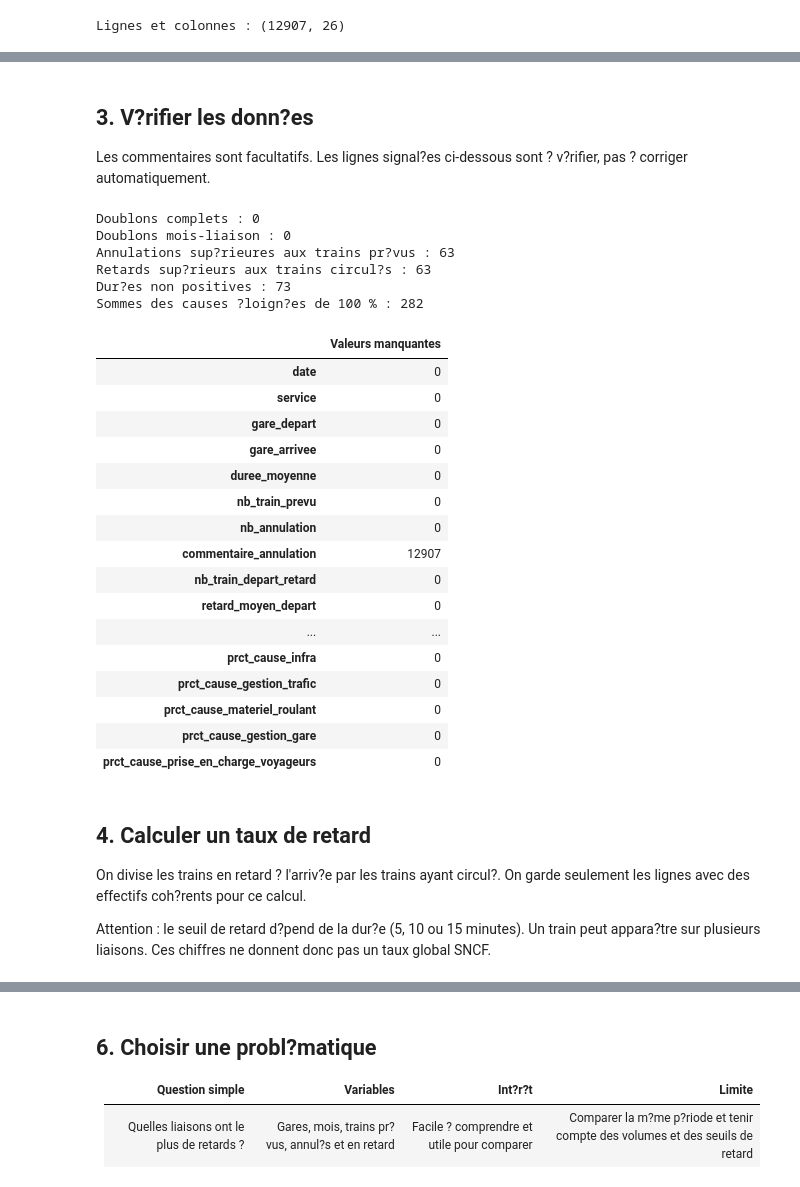
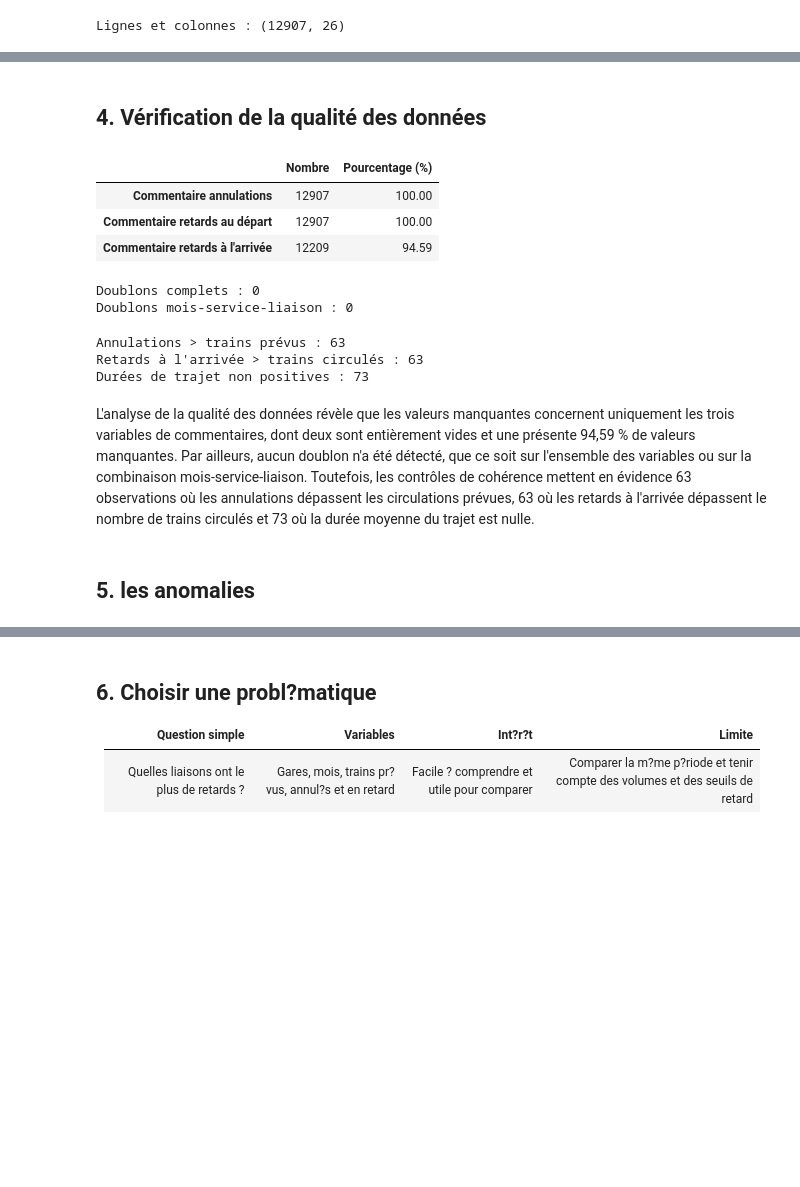
Before and after one commit to ghislainzeufack-prog/RailInsight-SNCF, a Jupyter notebook: notebooks/exploration_sncf_simple.ipynb, the cells around one changed output, grey strips where cells are left out. Cells and saved outputs as stored; diff of their text form; code cells hidden in the pictures; blank space fills up the shorter version.

```diff
--- a/notebooks/exploration_sncf_simple.ipynb
+++ b/notebooks/exploration_sncf_simple.ipynb
@@ -79,47 +96,45 @@ P?riode : 2018-01 ? 2026-09
 # %% [markdown]
-## 3. V?rifier les donn?es
-Les commentaires sont facultatifs. Les lignes signal?es ci-dessous sont ? v?rifier, pas ? corriger automatiquement.
+## 4. Vérification de la qualité des données
 # %%
-# Valeurs manquantes et doublons
-display(df.isna().sum().to_frame("Valeurs manquantes"))
-print("Doublons complets :", df.duplicated().sum())
-print("Doublons mois-liaison :", df.duplicated(["date", "service", "gare_depart", "gare_arrivee"]).sum())
+# 1. Valeurs manquantes
+manquants = pd.DataFrame({
+    "Nombre": df.isna().sum(),
+    "Pourcentage (%)": (df.isna().mean() * 100).round(2)
+})
 
-# Quelques contr?les simples
-circules = df["nb_train_prevu"] - df["nb_annulation"]
-print("Annulations sup?rieures aux trains pr?vus :", (df["nb_annulation"] > df["nb_train_prevu"]).sum())
-print("Retards sup?rieurs aux trains circul?s :", (df["nb_train_retard_arrivee"] > circules).sum())
-print("Dur?es non positives :", (df["duree_moyenne"] <= 0).sum())
-causes = df.filter(like="prct_cause_")
-print("Sommes des causes ?loign?es de 100 % :", ((causes.sum(axis=1) - 100).abs() > 0.5).sum())
+display(manquants[manquants["Nombre"] > 0])
 # %% [output]
-Doublons complets : 0
-Doublons mois-liaison : 0
-Annulations sup?rieures aux trains pr?vus : 63
-Retards sup?rieurs aux trains circul?s : 63
-Dur?es non positives : 73
-Sommes des causes ?loign?es de 100 % : 282
-|  | Valeurs manquantes |
-| date | 0 |
-| service | 0 |
-| gare_depart | 0 |
-| gare_arrivee | 0 |
-| duree_moyenne | 0 |
-| nb_train_prevu | 0 |
-| nb_annulation | 0 |
-| commentaire_annulation | 12907 |
-| nb_train_depart_retard | 0 |
-| retard_moyen_depart | 0 |
-| ... | ... |
-| prct_cause_infra | 0 |
-| prct_cause_gestion_trafic | 0 |
-| prct_cause_materiel_roulant | 0 |
-| prct_cause_gestion_gare | 0 |
-| prct_cause_prise_en_charge_voyageurs | 0 |
+|  | Nombre | Pourcentage (%) |
+| Commentaire annulations | 12907 | 100.00 |
+| Commentaire retards au départ | 12907 | 100.00 |
+| Commentaire retards à l'arrivée | 12209 | 94.59 |
+# %%
+# 2. Doublons
+print("Doublons complets :", df.duplicated().sum())
+
+cles = ["Date", "Service", "Gare de départ", "Gare d'arrivée"]
+print("Doublons mois-service-liaison :", df.duplicated(subset=cles).sum())
+# %% [output]
+Doublons complets : 0
+Doublons mois-service-liaison : 0
+# %%
+# 3. Cohérence des effectifs
+circules = df["Nombre de circulations prévues"] - df["Nombre de trains annulés"]
+
+print("Annulations > trains prévus :",
+      (df["Nombre de trains annulés"] > df["Nombre de circulations prévues"]).sum())
+
+print("Retards à l'arrivée > trains circulés :",
+      (df["Nombre de trains en retard à l'arrivée"] > circules).sum())
+
+print("Durées de trajet non positives :",
+      (df["Durée moyenne du trajet"] <= 0).sum())
+# %% [output]
+Annulations > trains prévus : 63
+Retards à l'arrivée > trains circulés : 63
+Durées de trajet non positives : 73
+# %% [markdown]
+L'analyse de la qualité des données révèle que les valeurs manquantes concernent uniquement les trois variables de commentaires, dont deux sont entièrement vides et une présente 94,59 % de valeurs manquantes. Par ailleurs, aucun doublon n'a été détecté, que ce soit sur l'ensemble des variables ou sur la combinaison mois-service-liaison. Toutefois, les contrôles de cohérence mettent en évidence 63 observations où les annulations dépassent les circulations prévues, 63 où les retards à l'arrivée dépassent le nombre de trains circulés et 73 où la durée moyenne du trajet est nulle.
 # %% [markdown]
-## 4. Calculer un taux de retard
-On divise les trains en retard ? l'arriv?e par les trains ayant circul?.
-On garde seulement les lignes avec des effectifs coh?rents pour ce calcul.
-
-Attention : le seuil de retard d?pend de la dur?e (5, 10 ou 15 minutes). Un train peut appara?tre sur plusieurs liaisons. Ces chiffres ne donnent donc pas un taux global SNCF.
+## 5. les anomalies
 # %%
```
Also changed, not shown: parts of 35 cells of this notebook.
